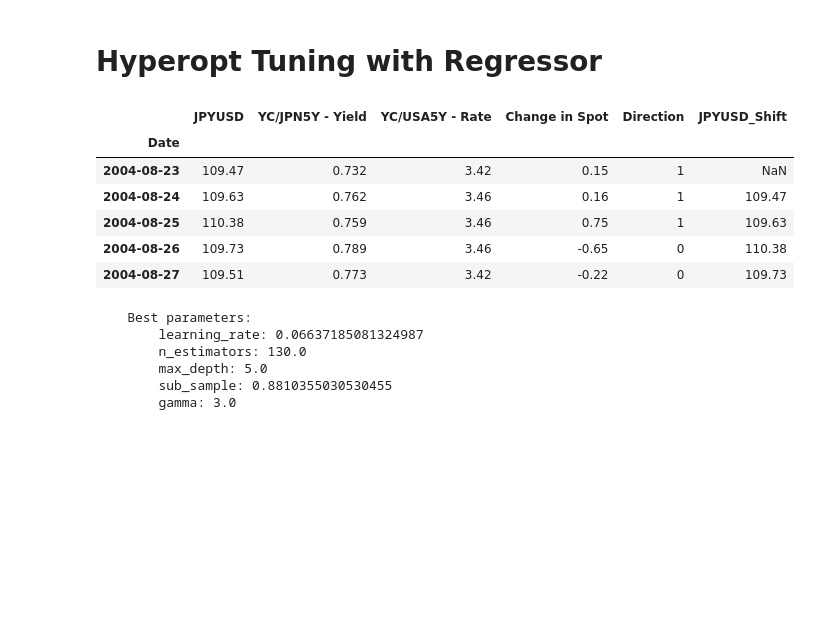
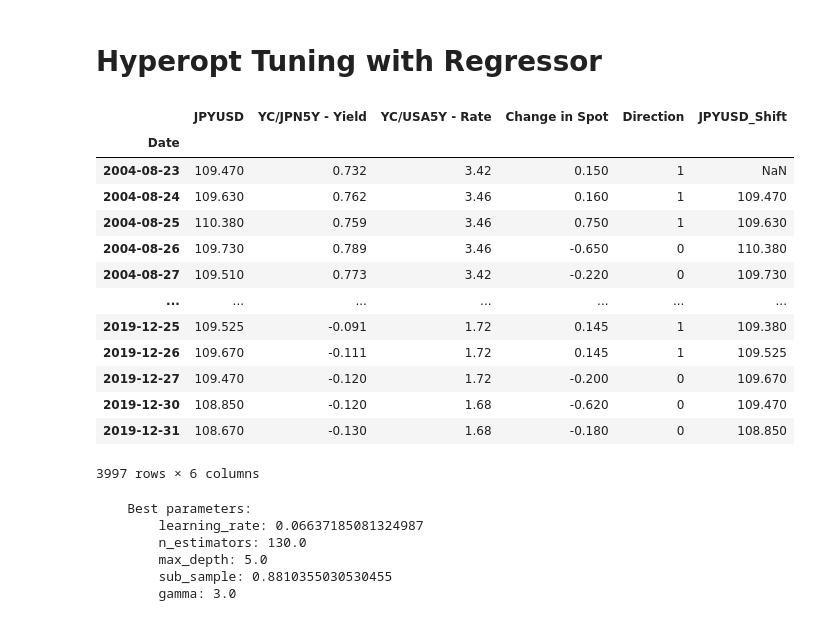
Before and after one commit to maneetsingh1/ts_forex_project, a Jupyter notebook: codes/XGBoost_HK_JPYUSD.ipynb, the cells around one changed output. Cells and saved outputs as stored; diff of their text form; code cells hidden in the pictures; blank space fills up the shorter version.

```diff
--- a/codes/XGBoost_HK_JPYUSD.ipynb
+++ b/codes/XGBoost_HK_JPYUSD.ipynb
@@ -53,16 +53,26 @@ def model_evaluate(y_test, y_pred,y_train, var):
     return pd.DataFrame([[mae,mse,rmse,mape,smape_val,mase]],columns = ['MAE','MSE','RMSE','MAPE','sMAPE','MASE'],index= ['Test vs Pred - ' + var])
 # %% [markdown]
 # Hyperopt Tuning with Regressor
-# %%
-data_jpy.head()
-# %% [output]
-|  | JPYUSD | YC/JPN5Y - Yield | YC/USA5Y - Rate | Change in Spot | Direction | JPYUSD_Shift |
-| Date |  |  |  |  |  |  |
-| 2004-08-23 | 109.47 | 0.732 | 3.42 | 0.15 | 1 | NaN |
-| 2004-08-24 | 109.63 | 0.762 | 3.46 | 0.16 | 1 | 109.47 |
-| 2004-08-25 | 110.38 | 0.759 | 3.46 | 0.75 | 1 | 109.63 |
-| 2004-08-26 | 109.73 | 0.789 | 3.46 | -0.65 | 0 | 110.38 |
-| 2004-08-27 | 109.51 | 0.773 | 3.42 | -0.22 | 0 | 109.73 |
+# %%
+data_jpy = pd.read_csv('JPY.csv',index_col=0)
+data_jpy.index = pd.to_datetime(data_jpy.index)
+data_jpy['JPYUSD_Shift']= data_jpy['JPYUSD'].shift()
+data_jpy
+# %% [output]
+|  | JPYUSD | YC/JPN5Y - Yield | YC/USA5Y - Rate | Change in Spot | Direction | JPYUSD_Shift |
+| Date |  |  |  |  |  |  |
+| 2004-08-23 | 109.470 | 0.732 | 3.42 | 0.150 | 1 | NaN |
+| 2004-08-24 | 109.630 | 0.762 | 3.46 | 0.160 | 1 | 109.470 |
+| 2004-08-25 | 110.380 | 0.759 | 3.46 | 0.750 | 1 | 109.630 |
+| 2004-08-26 | 109.730 | 0.789 | 3.46 | -0.650 | 0 | 110.380 |
+| 2004-08-27 | 109.510 | 0.773 | 3.42 | -0.220 | 0 | 109.730 |
+| ... | ... | ... | ... | ... | ... | ... |
+| 2019-12-25 | 109.525 | -0.091 | 1.72 | 0.145 | 1 | 109.380 |
+| 2019-12-26 | 109.670 | -0.111 | 1.72 | 0.145 | 1 | 109.525 |
+| 2019-12-27 | 109.470 | -0.120 | 1.72 | -0.200 | 0 | 109.670 |
+| 2019-12-30 | 108.850 | -0.120 | 1.68 | -0.620 | 0 | 109.470 |
+| 2019-12-31 | 108.670 | -0.130 | 1.68 | -0.180 | 0 | 108.850 |
+3997 rows × 6 columns
 # %%
 X_jpy, y_jpy = data_jpy[['YC/JPN5Y - Yield', 'YC/USA5Y - Rate','JPYUSD_Shift']], data_jpy['JPYUSD']
 # %%
```
Also changed, not shown: 5 other files.
